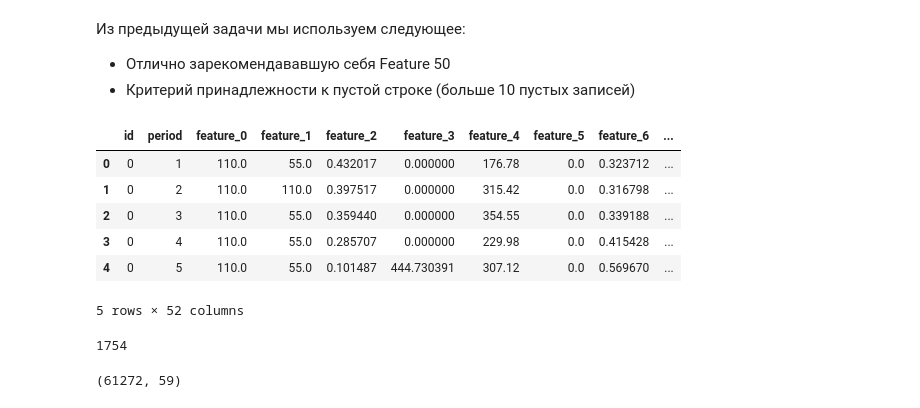
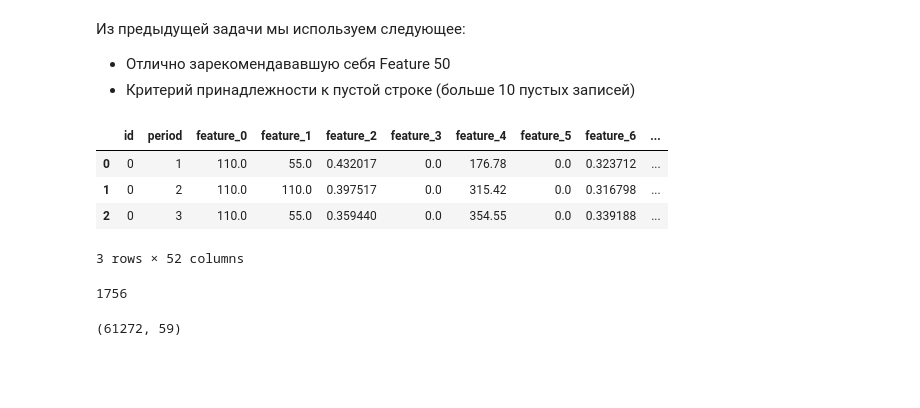
Before and after one commit to svotyakov/WebScraping_DataPreprocessing, a Jupyter notebook: telecom_analysis/rus/Telecom_classification.ipynb, the cells around one changed output. Cells and saved outputs as stored; diff of their text form; code cells hidden in the pictures; blank space fills up the shorter version.

```diff
--- a/telecom_analysis/rus/Telecom_classification.ipynb
+++ b/telecom_analysis/rus/Telecom_classification.ipynb
@@ -842,15 +844,13 @@ grid_lgb.best_params_
 - Отлично зарекомендававшую себя Feature 50
 - Критерий принадлежности к пустой строке (больше 10 пустых записей)
 # %%
-tabular_data_2.head()
+tabular_data_2.head(3)
 # %% [output]
 |  | id | period | feature_0 | feature_1 | feature_2 | feature_3 | feature_4 | feature_5 | feature_6 | ... |
-| 0 | 0 | 1 | 110.0 | 55.0 | 0.432017 | 0.000000 | 176.78 | 0.0 | 0.323712 | ... |
-| 1 | 0 | 2 | 110.0 | 110.0 | 0.397517 | 0.000000 | 315.42 | 0.0 | 0.316798 | ... |
-| 2 | 0 | 3 | 110.0 | 55.0 | 0.359440 | 0.000000 | 354.55 | 0.0 | 0.339188 | ... |
-| 3 | 0 | 4 | 110.0 | 55.0 | 0.285707 | 0.000000 | 229.98 | 0.0 | 0.415428 | ... |
-| 4 | 0 | 5 | 110.0 | 55.0 | 0.101487 | 444.730391 | 307.12 | 0.0 | 0.569670 | ... |
+| 0 | 0 | 1 | 110.0 | 55.0 | 0.432017 | 0.0 | 176.78 | 0.0 | 0.323712 | ... |
+| 1 | 0 | 2 | 110.0 | 110.0 | 0.397517 | 0.0 | 315.42 | 0.0 | 0.316798 | ... |
+| 2 | 0 | 3 | 110.0 | 55.0 | 0.359440 | 0.0 | 354.55 | 0.0 | 0.339188 | ... |
-5 rows × 52 columns
+3 rows × 52 columns
 # %%
 feature_25_2 = pd.get_dummies(tabular_data_2['feature_25'], drop_first=True)
 # %%
@@ -860,7 +867,7 @@ tabular_data_2_final = tabular_data_2.merge(hashed_feature_grouped.reset_index()
 # %%
-(tabular_data_2_final.set_index('id').isna().sum(axis=1)>20).sum() # эти записи мы удалим
+(tabular_data_2_final.set_index('id').isna().sum(axis=1)>10).sum() # эти записи мы удалим #20
 # %% [output]
-1754
+1756
 # %%
 tabular_data_2_final.shape
 # %% [output]
```
Also changed, not shown: parts of 42 cells of this notebook.
